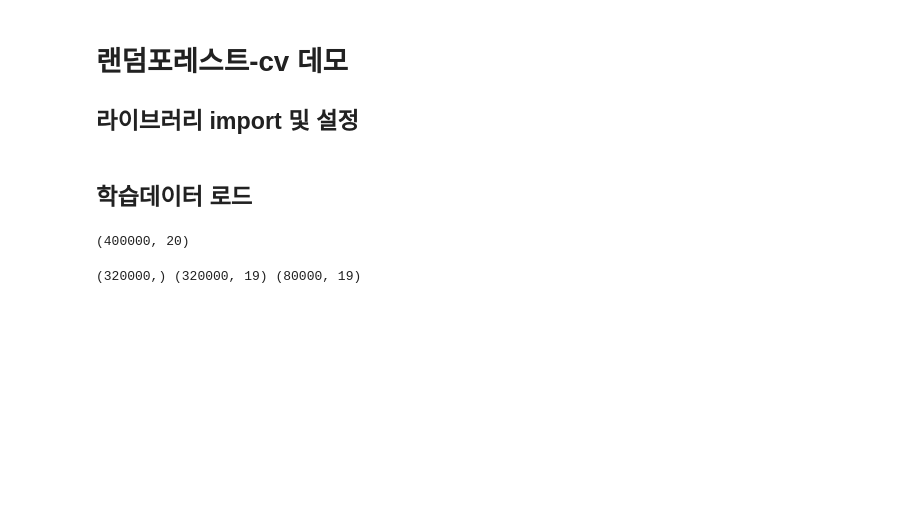
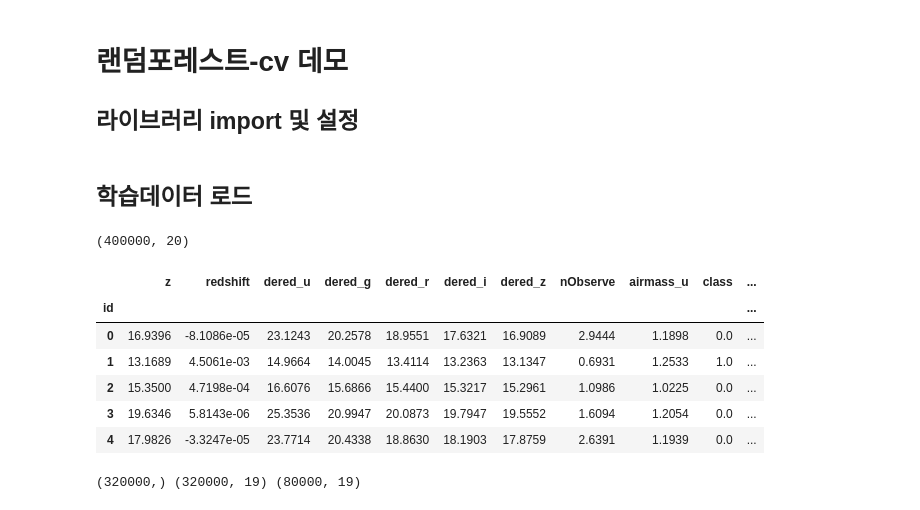
Before and after one commit to KimSu040973/DKU-Data_Analysis_AI_Contest, a Jupyter notebook: HW8-rf-cv.ipynb, the cells around one changed output. Drawn from its saved outputs; the diff is of its cells as text; code cells hidden in the pictures; blank space fills up the shorter version.

```diff
--- a/HW8-rf-cv.ipynb
+++ b/HW8-rf-cv.ipynb
@@ -50,9 +50,16 @@ sub_file = sub_dir / f'{model_name}.csv'
 # %%
 df = pd.read_csv(feature_file, index_col=0)
 print(df.shape)
-#df.head()
+df.head()
 # %% [output]
 (400000, 20)
+|  | z | redshift | dered_u | dered_g | dered_r | dered_i | dered_z | nObserve | airmass_u | class | ... |
+| id |  |  |  |  |  |  |  |  |  |  | ... |
+| 0 | 16.9396 | -8.1086e-05 | 23.1243 | 20.2578 | 18.9551 | 17.6321 | 16.9089 | 2.9444 | 1.1898 | 0.0 | ... |
+| 1 | 13.1689 | 4.5061e-03 | 14.9664 | 14.0045 | 13.4114 | 13.2363 | 13.1347 | 0.6931 | 1.2533 | 1.0 | ... |
+| 2 | 15.3500 | 4.7198e-04 | 16.6076 | 15.6866 | 15.4400 | 15.3217 | 15.2961 | 1.0986 | 1.0225 | 0.0 | ... |
+| 3 | 19.6346 | 5.8143e-06 | 25.3536 | 20.9947 | 20.0873 | 19.7947 | 19.5552 | 1.6094 | 1.2054 | 0.0 | ... |
+| 4 | 17.9826 | -3.3247e-05 | 23.7714 | 20.4338 | 18.8630 | 18.1903 | 17.8759 | 2.6391 | 1.1939 | 0.0 | ... |
 # %%
 y = df[target_col].values[:320000]
 df.drop(target_col, axis=1, inplace=True)
```
Also changed, not shown: parts of 6 cells of this notebook, 5 other files.
